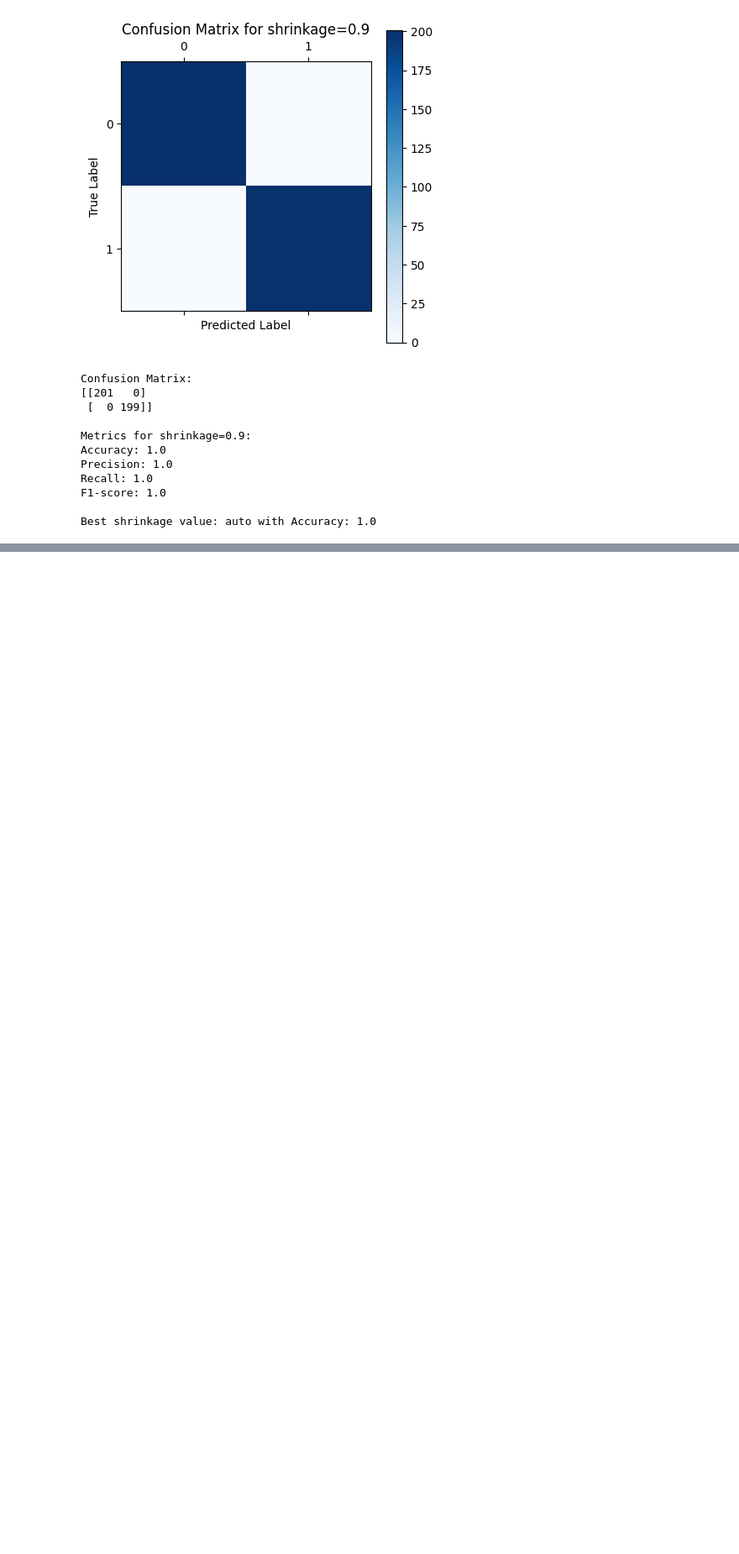
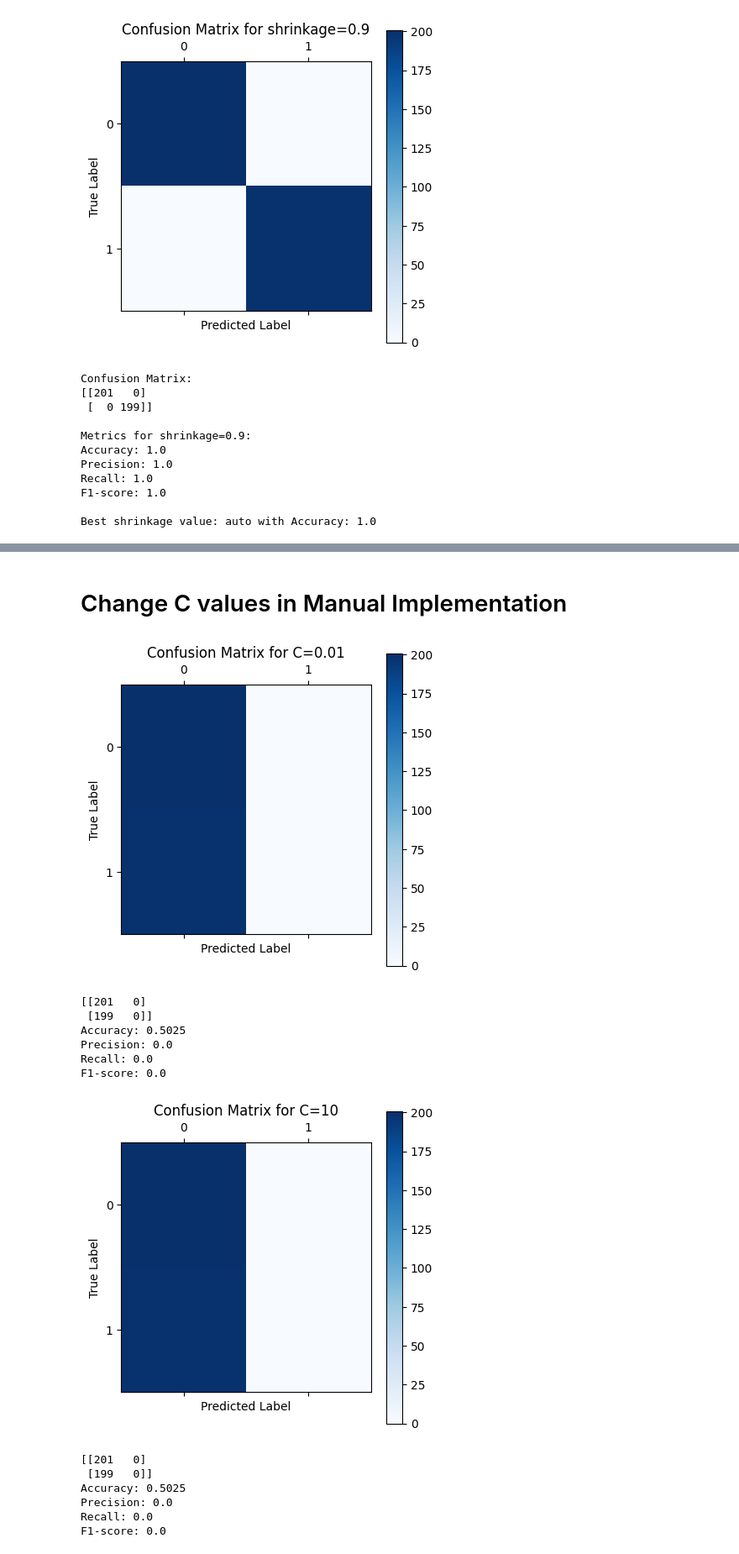
Before and after one commit to standsuser/VisualSemanticsWithCLIP, a Jupyter notebook: cat_dog1/ImageClassificationWithFisher_ML_P2.ipynb, the cells around one changed output, grey strips where cells are left out. Shown: that part at 84% size. Saved outputs shown, nothing was run; the diff lists cells and outputs as text; code cells hidden in the pictures; blank space fills up the shorter version.

```diff
--- a/cat_dog1/ImageClassificationWithFisher_ML_P2.ipynb
+++ b/cat_dog1/ImageClassificationWithFisher_ML_P2.ipynb
@@ -145,0 +276,56 @@ Best shrinkage value: auto with Accuracy: 1.0
+# %% [markdown]
+# Change C values in Manual Implementation
+# %%
+C_values = [0.01, 10, 1.0]
+best_accuracy = 0
+best_C = None
+for C in C_values:
+    w_fisher_C = fisher_discriminant(feature_matrix[:len(train_features)], labels[:len(train_features)], C)
+    test_predictions_C = predict(feature_matrix[len(train_embeddings):], w_fisher_C)
+
+
+    y_test = test_labels  # Replace with your actual ground truth labels
+
+     # Calculate confusion matrix and metrics
+    confusion_matrix_test_C = confusion_matrix(y_test, test_predictions_C)
+    accuracy_C = accuracy_score(y_test, test_predictions_C)
+    precision_C = precision_score(y_test, test_predictions_C)
+    recall_C = recall_score(y_test, test_predictions_C)
+    f1_C = f1_score(y_test, test_predictions_C)
+
+    # Visualize the confusion matrix
+    plt.matshow(confusion_matrix_test, cmap='Blues')
+    plt.colorbar()
+    plt.xlabel('Predicted Label')
+    plt.ylabel('True Label')
+    plt.title(f'Confusion Matrix for C={C}')
+    plt.show()
+
+    # Print metrics
+    print(confusion_matrix_test)
+    print(f"Accuracy: {accuracy}")
+    print(f"Precision: {precision}")
+    print(f"Recall: {recall}")
+    print(f"F1-score: {f1}")
+
+
+    if accuracy_C > best_accuracy:
+        best_accuracy = accuracy_C
+        best_C = C
+
+print(f"Best C: {best_C} with accuracy: {best_accuracy}")
+# %% [output]
+[figure, added]
+[[201   0]
+ [199   0]]
+Accuracy: 0.5025
+Precision: 0.0
+Recall: 0.0
+F1-score: 0.0
+[figure, added]
+[[201   0]
+ [199   0]]
+Accuracy: 0.5025
+Precision: 0.0
+Recall: 0.0
+F1-score: 0.0
```
Also changed, not shown: parts of 10 cells of this notebook.
